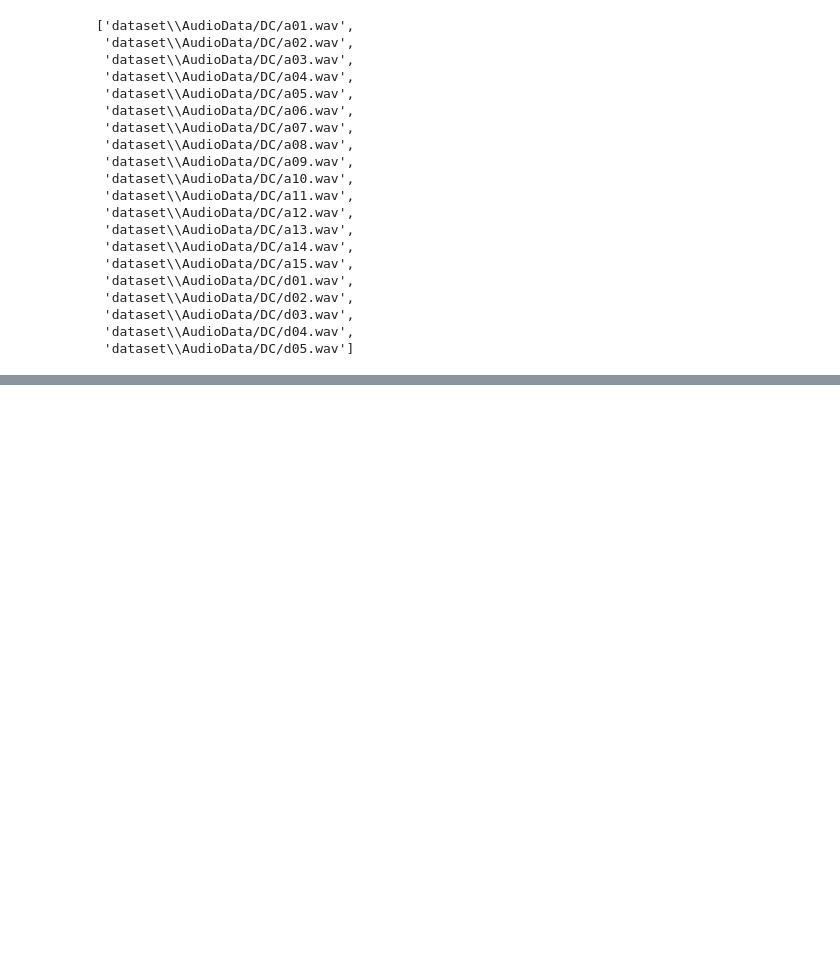
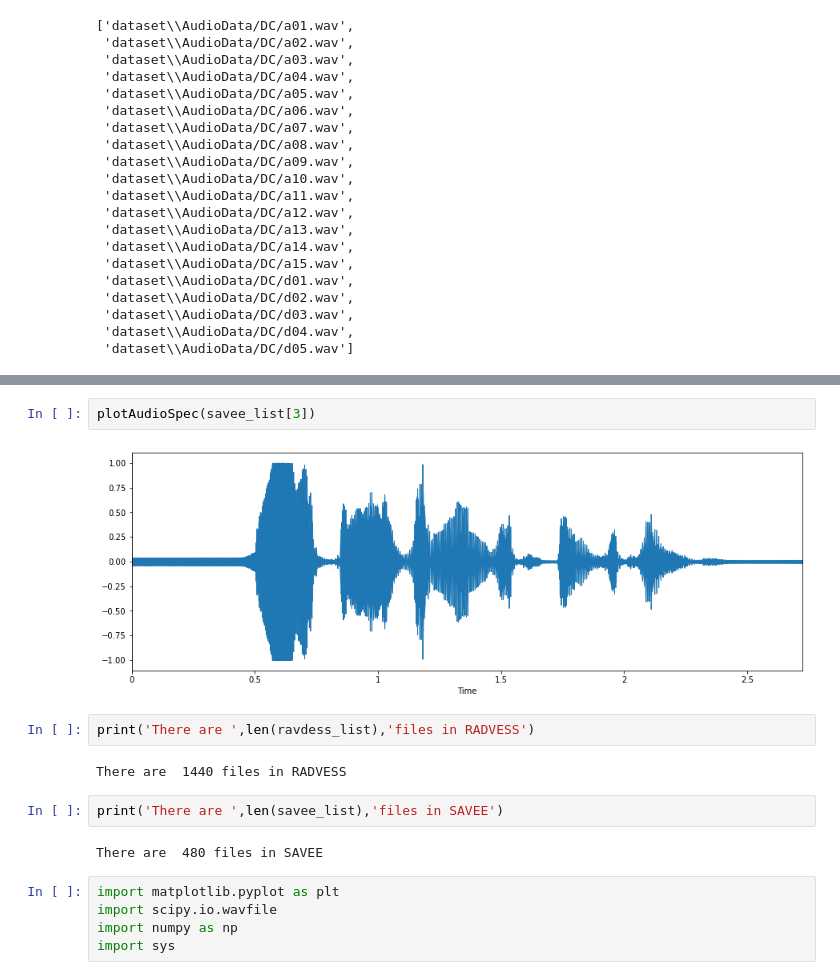
Before and after one commit to RadhiMalhotra98/CS584-Machine-Learning-Project, a Jupyter notebook: TRAINING_MODULE.ipynb, the cells around one changed output, grey strips where cells are left out. Drawn from its saved outputs; the diff is of its cells as text; blank space fills up the shorter version.

```diff
--- a/TRAINING_MODULE.ipynb
+++ b/TRAINING_MODULE.ipynb
@@ -96,0 +128,17 @@ savee_list[:20]
+# %%
+plotAudioSpec(savee_list[3])
+# %% [output]
+[figure, added]
+# %%
+print('There are ',len(ravdess_list),'files in RADVESS')
+# %% [output]
+There are  1440 files in RADVESS
+# %%
+print('There are ',len(savee_list),'files in SAVEE')
+# %% [output]
+There are  480 files in SAVEE
+# %%
+import matplotlib.pyplot as plt
+import scipy.io.wavfile
+import numpy as np
+import sys
```
Also changed, not shown: parts of 34 cells of this notebook.
